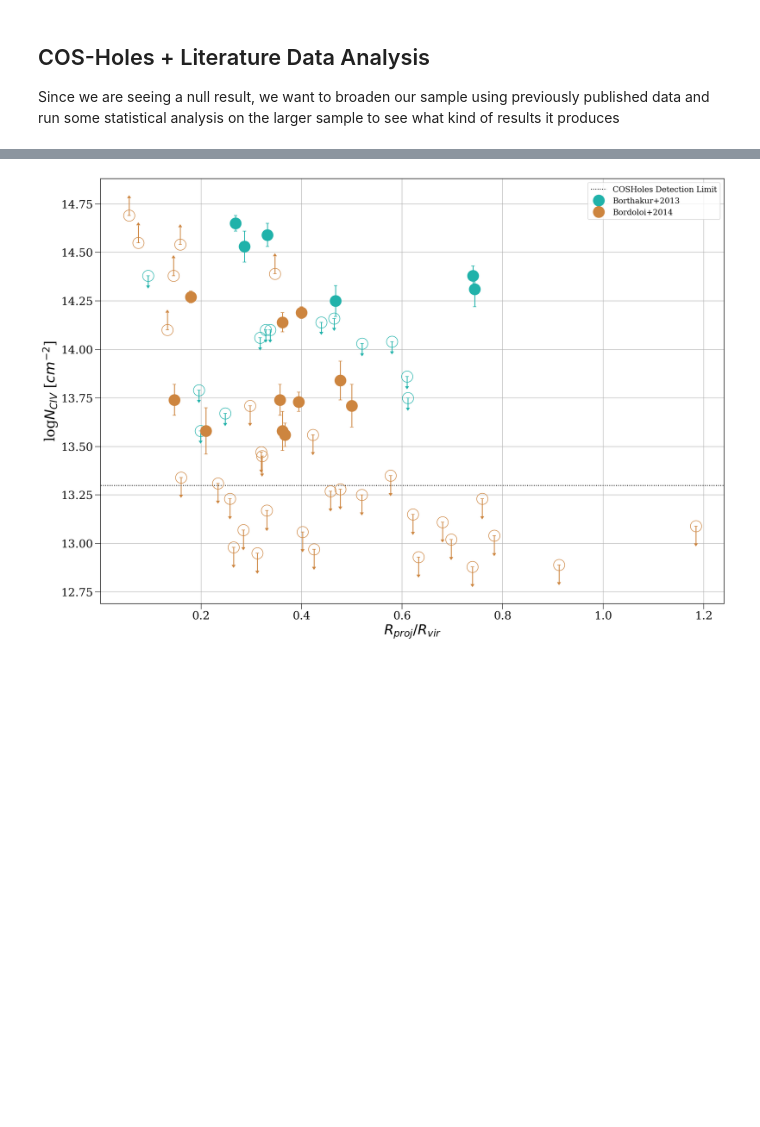
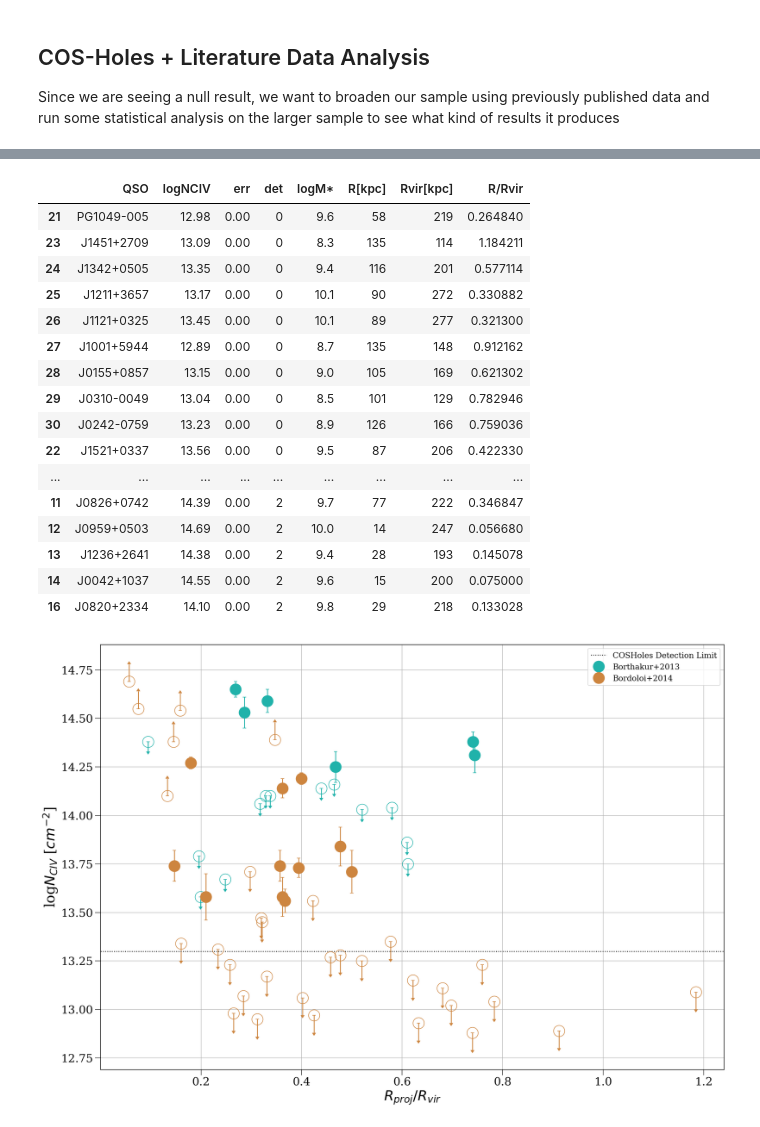
Before and after one commit to samlugarza/COS-Holes, a Jupyter notebook: notebooks/COS-Holes_&_literature_CIV_analysis.ipynb, the cells around one changed output, grey strips where cells are left out. Saved outputs shown, nothing was run; the diff lists cells and outputs as text; code cells hidden in the pictures; blank space fills up the shorter version.

```diff
--- a/notebooks/COS-Holes_&_literature_CIV_analysis.ipynb
+++ b/notebooks/COS-Holes_&_literature_CIV_analysis.ipynb
@@ -276,6 +296,26 @@ civ_err_B14 = np.array(bordoloi['err'])
 det_B14 = np.array(bordoloi['det'])
 RpRv_B14 = np.array(bordoloi['R/Rvir']) #Rproj/Rvir
 Rp_B14 = np.array(bordoloi['R[kpc]'])
+# %%
+bordoloi
+# %% [output]
+|  | QSO | logNCIV | err | det | logM* | R[kpc] | Rvir[kpc] | R/Rvir |
+| 21 | PG1049-005 | 12.98 | 0.00 | 0 | 9.6 | 58 | 219 | 0.264840 |
+| 23 | J1451+2709 | 13.09 | 0.00 | 0 | 8.3 | 135 | 114 | 1.184211 |
+| 24 | J1342+0505 | 13.35 | 0.00 | 0 | 9.4 | 116 | 201 | 0.577114 |
+| 25 | J1211+3657 | 13.17 | 0.00 | 0 | 10.1 | 90 | 272 | 0.330882 |
+| 26 | J1121+0325 | 13.45 | 0.00 | 0 | 10.1 | 89 | 277 | 0.321300 |
+| 27 | J1001+5944 | 12.89 | 0.00 | 0 | 8.7 | 135 | 148 | 0.912162 |
+| 28 | J0155+0857 | 13.15 | 0.00 | 0 | 9.0 | 105 | 169 | 0.621302 |
+| 29 | J0310-0049 | 13.04 | 0.00 | 0 | 8.5 | 101 | 129 | 0.782946 |
+| 30 | J0242-0759 | 13.23 | 0.00 | 0 | 8.9 | 126 | 166 | 0.759036 |
+| 22 | J1521+0337 | 13.56 | 0.00 | 0 | 9.5 | 87 | 206 | 0.422330 |
+| ... | ... | ... | ... | ... | ... | ... | ... | ... |
+| 11 | J0826+0742 | 14.39 | 0.00 | 2 | 9.7 | 77 | 222 | 0.346847 |
+| 12 | J0959+0503 | 14.69 | 0.00 | 2 | 10.0 | 14 | 247 | 0.056680 |
+| 13 | J1236+2641 | 14.38 | 0.00 | 2 | 9.4 | 28 | 193 | 0.145078 |
+| 14 | J0042+1037 | 14.55 | 0.00 | 2 | 9.6 | 15 | 200 | 0.075000 |
+| 16 | J0820+2334 | 14.10 | 0.00 | 2 | 9.8 | 29 | 218 | 0.133028 |
 # %%
 #M31 Data (Project AMIGA) Detections (and taking out the MS contaminations)
 
```
Also changed, not shown: parts of 12 cells of this notebook.
